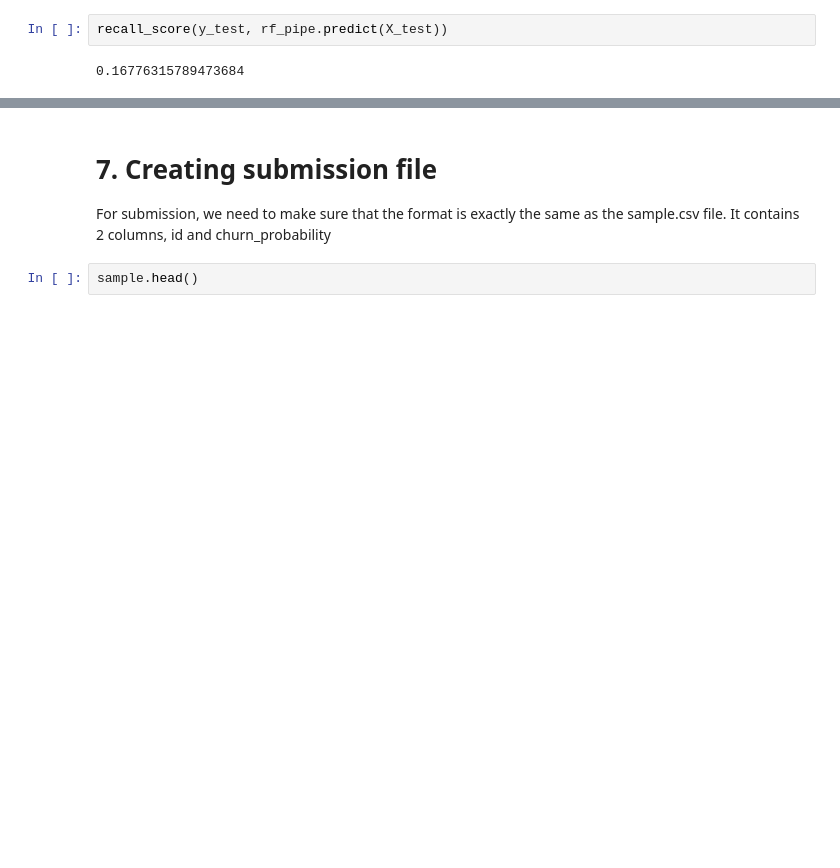
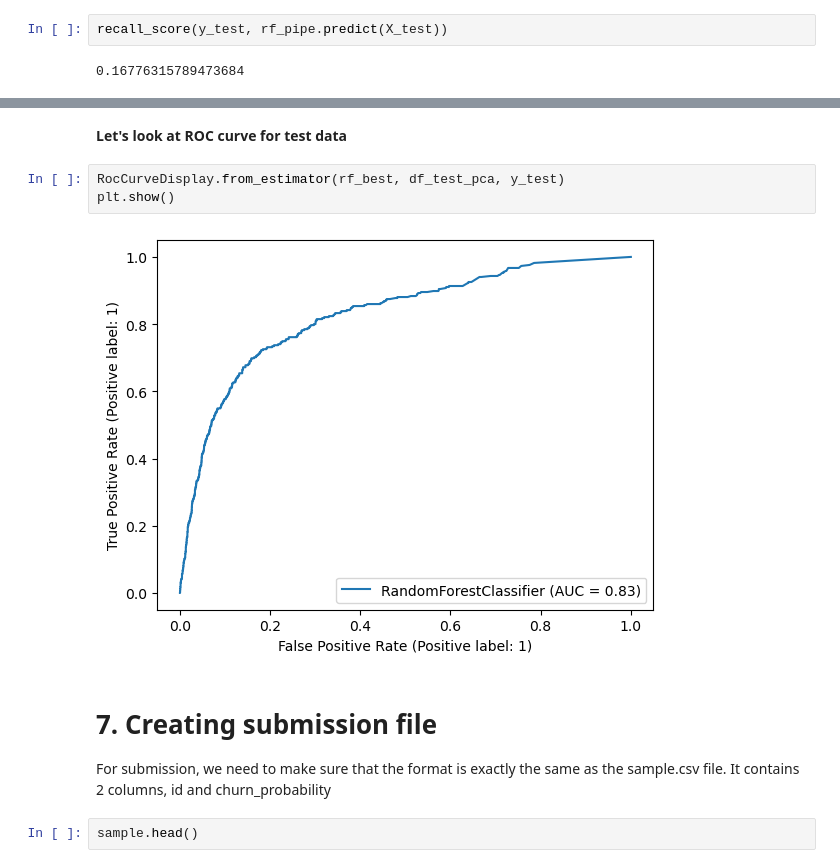
Before and after one commit to tikluganguly/TelecomDraft, a Jupyter notebook: Kiranstarter-notebook - Labs 1-Copy1.ipynb, the cells around one changed output, grey strips where cells are left out. Saved outputs shown, nothing was run; the diff lists cells and outputs as text; blank space fills up the shorter version.

Commit message:
random forest with test data

```diff
--- a/Kiranstarter-notebook - Labs 1-Copy1.ipynb
+++ b/Kiranstarter-notebook - Labs 1-Copy1.ipynb
@@ -919,3 +919,10 @@ plt.show()
+# %% [markdown]
+**Let's look at ROC curve for test data**
+# %%
+RocCurveDisplay.from_estimator(rf_best, df_test_pca, y_test)
+plt.show()
+# %% [output]
+[figure, added]
 # %% [markdown]
 # 7. Creating submission file
 
```
Also changed, not shown: parts of 62 cells of this notebook.
